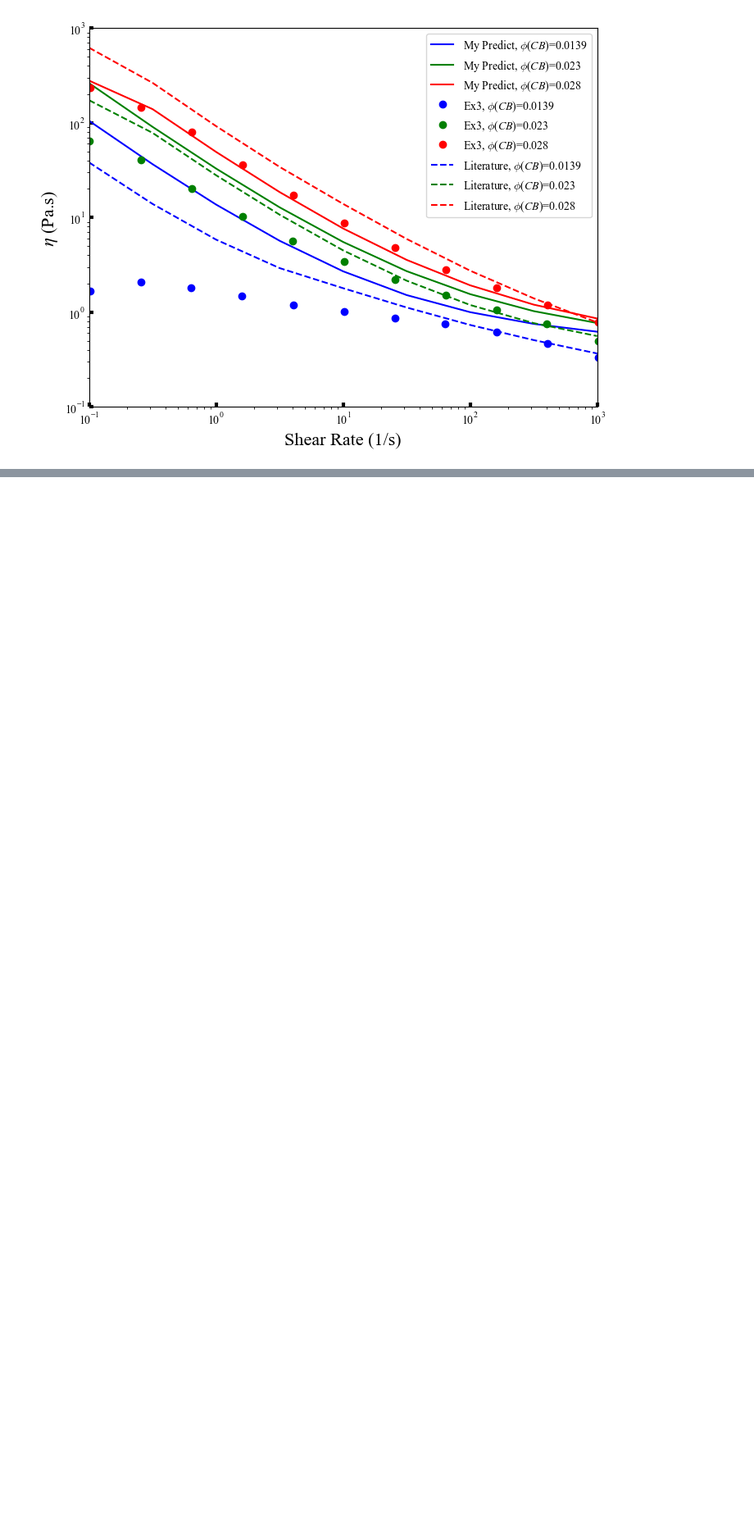
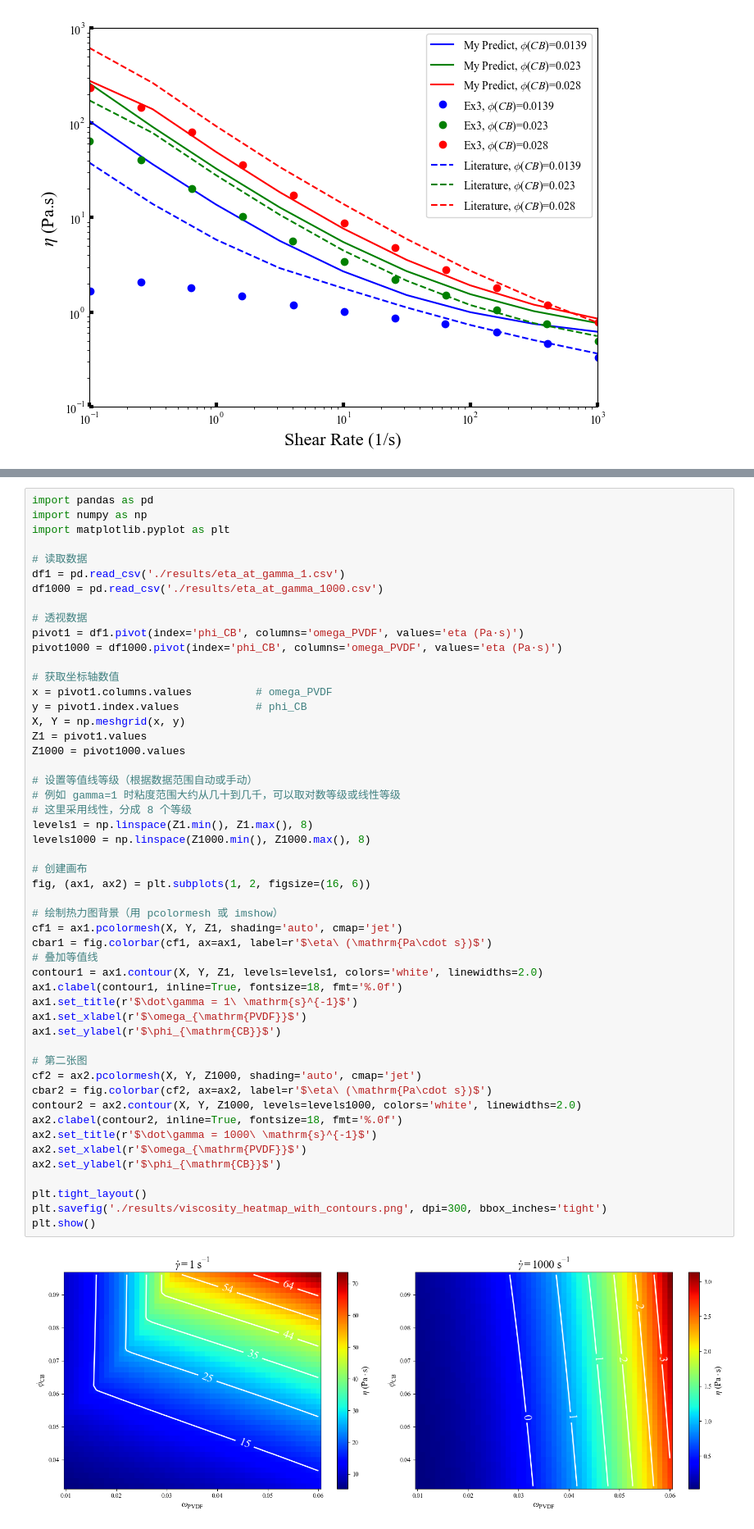
Before and after one commit to mew850/MicroRheology, a Jupyter notebook: test01.ipynb, the cells around one changed output, grey strips where cells are left out. Shown at 82% size. Saved outputs shown, nothing was run; the diff lists cells and outputs as text; blank space fills up the shorter version.

Commit message:
Figure 5 (D) Reproduce

```diff
--- a/test01.ipynb
+++ b/test01.ipynb
@@ -286,0 +364,53 @@ Counter Overflow!
+# %%
+import pandas as pd
+import numpy as np
+import matplotlib.pyplot as plt
+
+# 读取数据
+df1 = pd.read_csv('./results/eta_at_gamma_1.csv')
+df1000 = pd.read_csv('./results/eta_at_gamma_1000.csv')
+
+# 透视数据
+pivot1 = df1.pivot(index='phi_CB', columns='omega_PVDF', values='eta (Pa·s)')
+pivot1000 = df1000.pivot(index='phi_CB', columns='omega_PVDF', values='eta (Pa·s)')
+
+# 获取坐标轴数值
+x = pivot1.columns.values          # omega_PVDF
+y = pivot1.index.values            # phi_CB
+X, Y = np.meshgrid(x, y)
+Z1 = pivot1.values
+Z1000 = pivot1000.values
+
+# 设置等值线等级（根据数据范围自动或手动）
+# 例如 gamma=1 时粘度范围大约从几十到几千，可以取对数等级或线性等级
+# 这里采用线性，分成 8 个等级
+levels1 = np.linspace(Z1.min(), Z1.max(), 8)
+levels1000 = np.linspace(Z1000.min(), Z1000.max(), 8)
+
+# 创建画布
+fig, (ax1, ax2) = plt.subplots(1, 2, figsize=(16, 6))
+
+# 绘制热力图背景（用 pcolormesh 或 imshow）
+cf1 = ax1.pcolormesh(X, Y, Z1, shading='auto', cmap='jet')
+cbar1 = fig.colorbar(cf1, ax=ax1, label=r'$\eta\ (\mathrm{Pa\cdot s})$')
+# 叠加等值线
+contour1 = ax1.contour(X, Y, Z1, levels=levels1, colors='white', linewidths=2.0)
+ax1.clabel(contour1, inline=True, fontsize=18, fmt='%.0f')
+ax1.set_title(r'$\dot\gamma = 1\ \mathrm{s}^{-1}$')
+ax1.set_xlabel(r'$\omega_{\mathrm{PVDF}}$')
+ax1.set_ylabel(r'$\phi_{\mathrm{CB}}$')
+
+# 第二张图
+cf2 = ax2.pcolormesh(X, Y, Z1000, shading='auto', cmap='jet')
+cbar2 = fig.colorbar(cf2, ax=ax2, label=r'$\eta\ (\mathrm{Pa\cdot s})$')
+contour2 = ax2.contour(X, Y, Z1000, levels=levels1000, colors='white', linewidths=2.0)
+ax2.clabel(contour2, inline=True, fontsize=18, fmt='%.0f')
+ax2.set_title(r'$\dot\gamma = 1000\ \mathrm{s}^{-1}$')
+ax2.set_xlabel(r'$\omega_{\mathrm{PVDF}}$')
+ax2.set_ylabel(r'$\phi_{\mathrm{CB}}$')
+
+plt.tight_layout()
+plt.savefig('./results/viscosity_heatmap_with_contours.png', dpi=300, bbox_inches='tight')
+plt.show()
+# %% [output]
+[figure, added]
```
Also changed, not shown: parts of 2 cells of this notebook, 3 other files.
